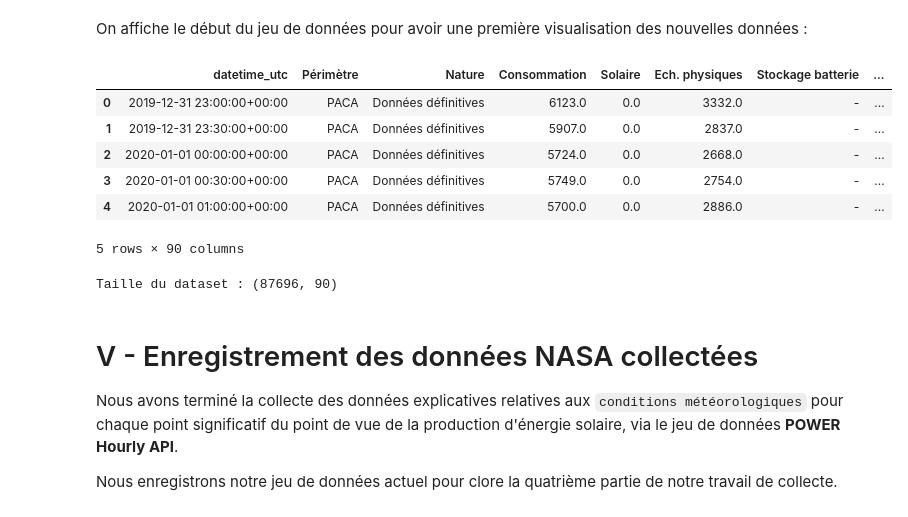
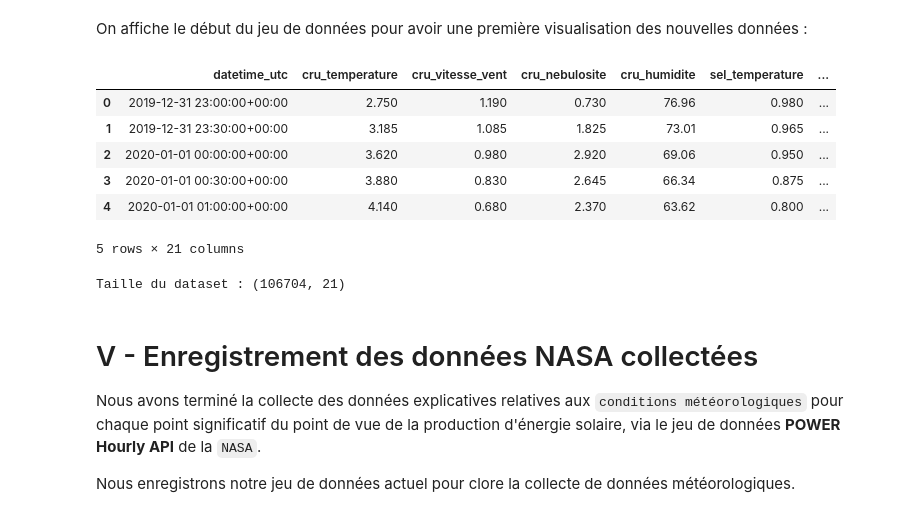
Before and after one commit to Math2935/aug25cds_variabilite, a Jupyter notebook: notebooks/02_collecte/04_meteorologie.ipynb, the cells around one changed output. Saved outputs shown, nothing was run; the diff lists cells and outputs as text; code cells hidden in the pictures.

```diff
--- a/notebooks/02_collecte/04_meteorologie.ipynb
+++ b/notebooks/02_collecte/04_meteorologie.ipynb
@@ -213,7 +208,19 @@ On charge sous forme de DataFrame Pandas les jeux de données qu'on vient de col
 # %%
-# Chemin des datasets de données NASA
-chemin_nasa_CRU = output_datasets + 'NASA_CRU_2019-12-31_2024-12-31.csv'
-chemin_nasa_SEL = output_datasets + 'NASA_SEL_2019-12-31_2024-12-31.csv'
-chemin_nasa_SVT = output_datasets + 'NASA_SVT_2019-12-31_2024-12-31.csv'
-chemin_nasa_BRA = output_datasets + 'NASA_BRA_2019-12-31_2024-12-31.csv'
-chemin_nasa_EYG = output_datasets + 'NASA_EYG_2019-12-31_2024-12-31.csv'
+# On crée un dictionnaire dont les clés seront les préfixes des villes
+# et les valeurs les datasets collectés
+all_nasa = {}
+
+# Pour chaque ville
+for ville in df_communes['prefix'] :
+    # On affiche où on en est rendu dans les villes
+    print(ville + "...")
+
+    # Lire les fichiers
+    df = pd.read_csv(
+        temp_path / ('nasa_' + ville + '_' + date_debut + '_' + date_fin + '.csv'),
+        parse_dates=['datetime_utc'])
+
+    # Enregistrer dans all_cams
+    all_nasa[ville] = df
+
+    print(f"{ville} => OK\n")
@@ -247,10 +244,4 @@ Pour parcourir plus facilement les datasets on utilise un dictionnaires ayant po
 # %%
-all_nasa = {'CRU' : nasa_CRU,
-            'SEL' : nasa_SEL,
-            'SVT' : nasa_SVT,
-            'BRA' : nasa_BRA,
-            'EYG' : nasa_EYG}
-
 for df in all_nasa.values():
     display(df.head())
 # %% [output]
@@ -289,10 +280,10 @@ On renomme les variables des datasets (à l'exeption de la variable `datetime_ut
 # %%
 # On renomme les colonnes des différents datasets pour qu'elles comprennent le nom de la ville
 for ville, df in all_nasa.items() :
-    mon_dico = {'Temperature' : ville + '_Temperature',
-                'Vitesse_Vent' : ville + '_Vitesse_Vent',
-                'Nebulosite' : ville +'_Nebulosite',
-                'Humidite' : ville + '_Humidite'}
+    mon_dico = {'temperature' : ville + '_temperature',
+                'vitesse_vent' : ville + '_vitesse_vent',
+                'nebulosite' : ville +'_nebulosite',
+                'humidite' : ville + '_humidite'}
     df.rename(mon_dico, axis=1, inplace=True)
 
 for df in all_nasa.values():
@@ -333,27 +324,27 @@ On fusionne les datasets en se basant sur la variable `datetime_utc` qui contien
 # %%
 # On va merger sur les colonnes 'datetime_utc' en n'ajoutant aucune ligne aux données cams
 for df in all_nasa.values():
-    df_cams = df_cams.merge(right=df, on='datetime_utc', how='left')
+    df_meteo = df_meteo.merge(right=df, on='datetime_utc', how='left')
 # %% [markdown]
 On affiche le début du jeu de données pour avoir une première visualisation des nouvelles données :
 # %%
 # On affiche les premières lignes du dataset consolidé
-display(df_cams.head())
-print("Taille du dataset :", df_cams.shape)
+display(df_meteo.head())
+print("Taille du dataset :", df_meteo.shape)
 # %% [output]
-|  | datetime_utc | Périmètre | Nature | Consommation | Solaire | Ech. physiques | Stockage batterie | ... |
-| 0 | 2019-12-31 23:00:00+00:00 | PACA | Données définitives | 6123.0 | 0.0 | 3332.0 | - | ... |
-| 1 | 2019-12-31 23:30:00+00:00 | PACA | Données définitives | 5907.0 | 0.0 | 2837.0 | - | ... |
-| 2 | 2020-01-01 00:00:00+00:00 | PACA | Données définitives | 5724.0 | 0.0 | 2668.0 | - | ... |
-| 3 | 2020-01-01 00:30:00+00:00 | PACA | Données définitives | 5749.0 | 0.0 | 2754.0 | - | ... |
-| 4 | 2020-01-01 01:00:00+00:00 | PACA | Données définitives | 5700.0 | 0.0 | 2886.0 | - | ... |
+|  | datetime_utc | cru_temperature | cru_vitesse_vent | cru_nebulosite | cru_humidite | sel_temperature | ... |
+| 0 | 2019-12-31 23:00:00+00:00 | 2.750 | 1.190 | 0.730 | 76.96 | 0.980 | ... |
+| 1 | 2019-12-31 23:30:00+00:00 | 3.185 | 1.085 | 1.825 | 73.01 | 0.965 | ... |
+| 2 | 2020-01-01 00:00:00+00:00 | 3.620 | 0.980 | 2.920 | 69.06 | 0.950 | ... |
+| 3 | 2020-01-01 00:30:00+00:00 | 3.880 | 0.830 | 2.645 | 66.34 | 0.875 | ... |
+| 4 | 2020-01-01 01:00:00+00:00 | 4.140 | 0.680 | 2.370 | 63.62 | 0.800 | ... |
-5 rows × 90 columns
+5 rows × 21 columns
-Taille du dataset : (87696, 90)
+Taille du dataset : (106704, 21)
 # %% [markdown]
 # V - Enregistrement des données NASA collectées
 
-Nous avons terminé la collecte des données explicatives relatives aux `conditions météorologiques` pour chaque point significatif du point de vue de la production d'énergie solaire, via le jeu de données **POWER Hourly API**.
+Nous avons terminé la collecte des données explicatives relatives aux `conditions météorologiques` pour chaque point significatif du point de vue de la production d'énergie solaire, via le jeu de données **POWER Hourly API** de la `NASA`.
 
-Nous enregistrons notre jeu de données actuel pour clore la quatrième partie de notre travail de collecte.
+Nous enregistrons notre jeu de données actuel pour clore la collecte de données météorologiques.
 # %%
 # On enregistre ce dataset contenant l'ensemble des données souhaitées (production + astronomie + météo)
```
Also changed, not shown: parts of 26 cells of this notebook, 3 other files.
